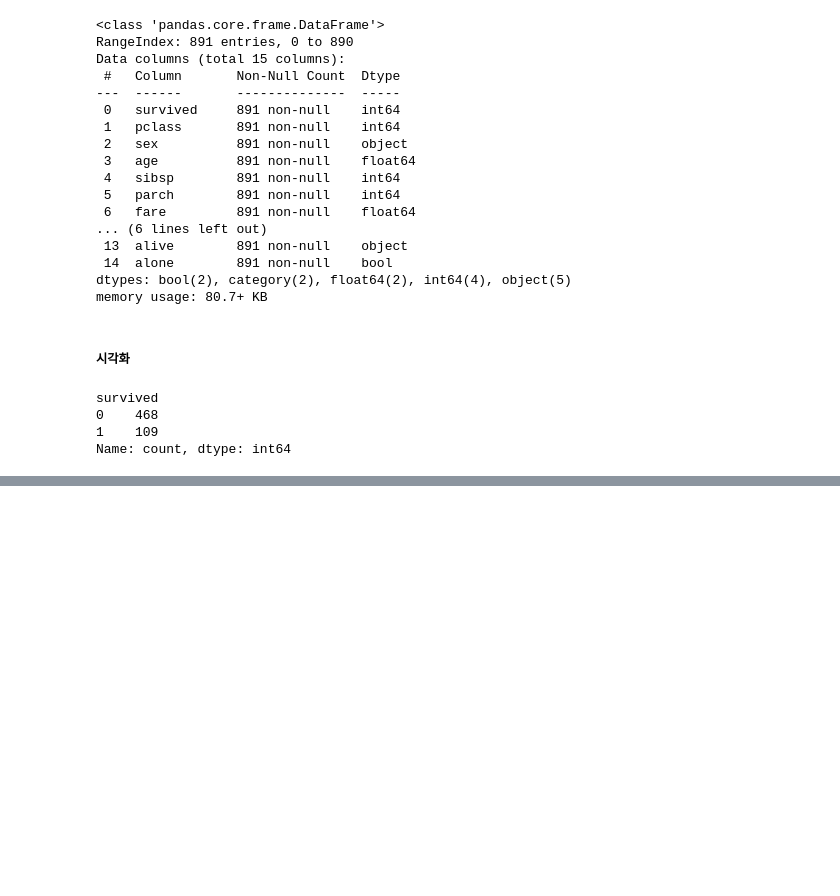
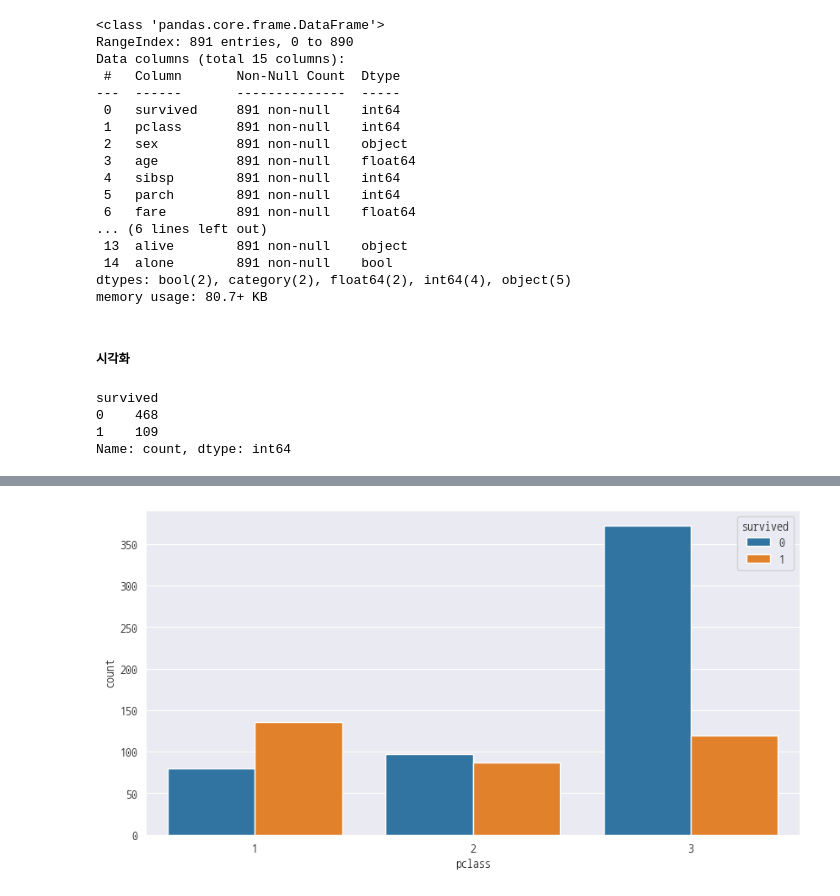
Before and after one commit to devuoon/bigdata-analysis-2024, a Jupyter notebook: day10/da22_타이타닉생존자_상관분석.ipynb, the cells around one changed output, grey strips where cells are left out. Drawn from its saved outputs; the diff is of its cells as text; code cells hidden in the pictures; blank space fills up the shorter version.

```diff
--- a/day10/da22_타이타닉생존자_상관분석.ipynb
+++ b/day10/da22_타이타닉생존자_상관분석.ipynb
@@ -191,0 +204,10 @@ plt.show()
+# %%
+## 등급(pclass) 생존자 수 바차트
+plt.figure(figsize=(10,5))
+# stat = count, percent 등이 있음
+
+sns.countplot(dfTitanic, x='pclass', hue='survived', stat='count')
+
+plt.show()
+# %% [output]
+[figure, added]
```
Also changed, not shown: parts of 1 cell of this notebook.
